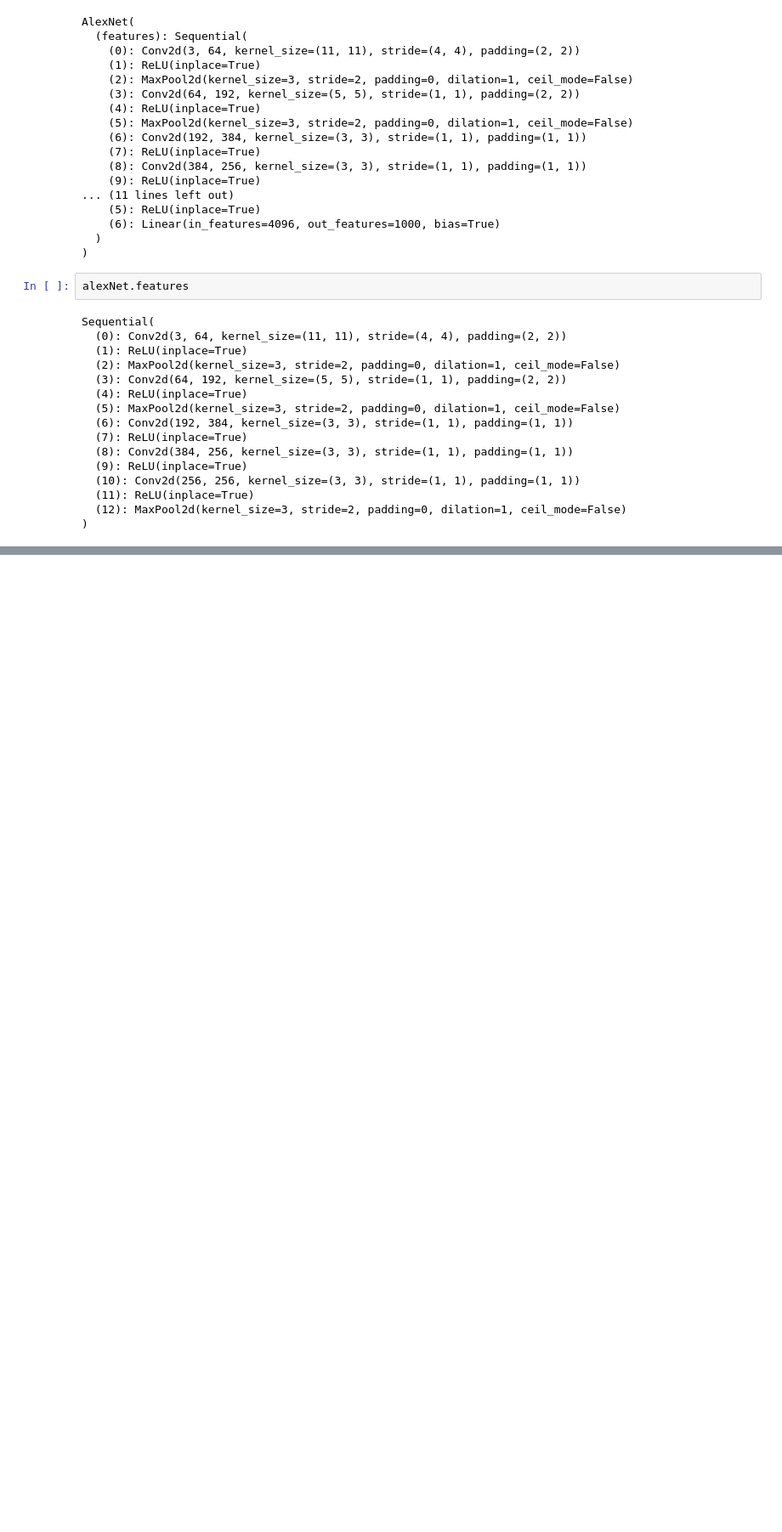
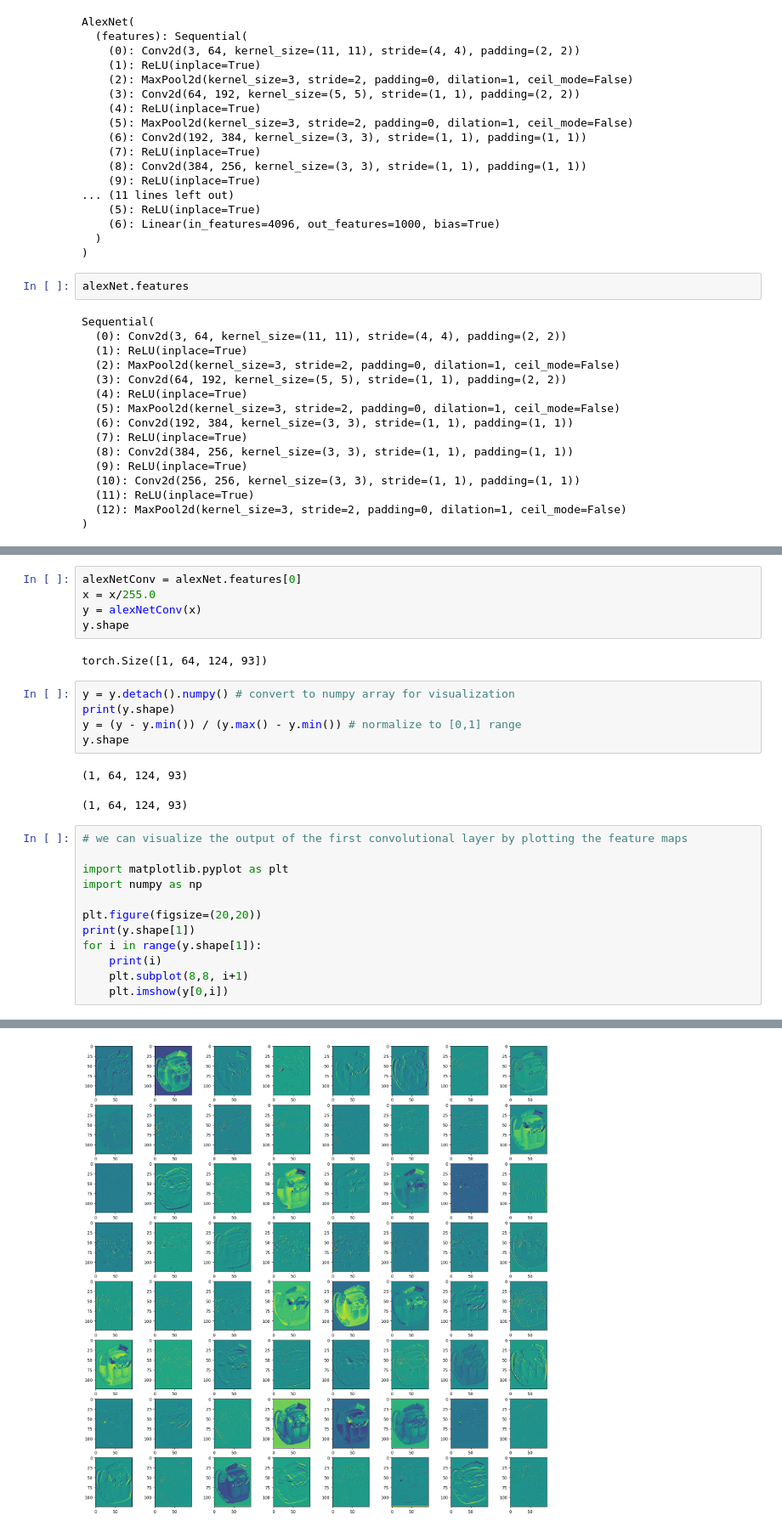
Before and after one commit to 123ned123/APS360, a Jupyter notebook: Tuts/tut3/Tut3_Transfer_Learning.ipynb, the cells around one changed output, grey strips where cells are left out. Shown at 85% size. Cells and saved outputs as stored; diff of their text form; blank space fills up the shorter version.

```diff
--- a/Tuts/tut3/Tut3_Transfer_Learning.ipynb
+++ b/Tuts/tut3/Tut3_Transfer_Learning.ipynb
@@ -536,0 +627,28 @@ y = alexNetConv(x)
+# %%
+alexNetConv = alexNet.features[0]
+x = x/255.0
+y = alexNetConv(x)
+y.shape
+# %% [output]
+torch.Size([1, 64, 124, 93])
+# %%
+y = y.detach().numpy() # convert to numpy array for visualization
+print(y.shape)
+y = (y - y.min()) / (y.max() - y.min()) # normalize to [0,1] range
+y.shape
+# %% [output]
+(1, 64, 124, 93)
+(1, 64, 124, 93)
+# %%
+# we can visualize the output of the first convolutional layer by plotting the feature maps
+
+import matplotlib.pyplot as plt
+import numpy as np
+
+plt.figure(figsize=(20,20))
+print(y.shape[1])
+for i in range(y.shape[1]):
+    print(i)
+    plt.subplot(8,8, i+1)
+    plt.imshow(y[0,i])
+# %% [output]
@@ -536,0 +672 @@ y = alexNetConv(x)
+[figure, added]
```
Also changed, not shown: parts of 11 cells of this notebook.
